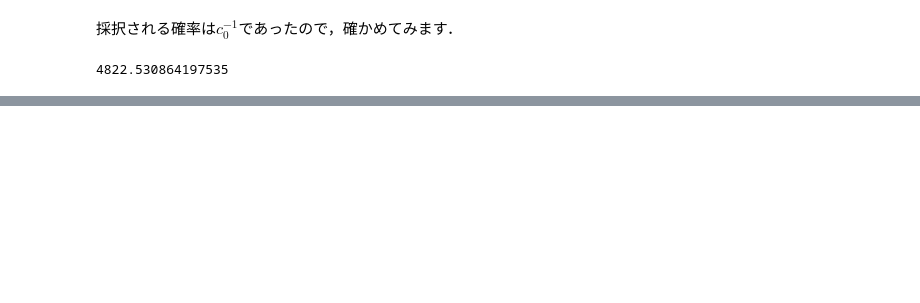
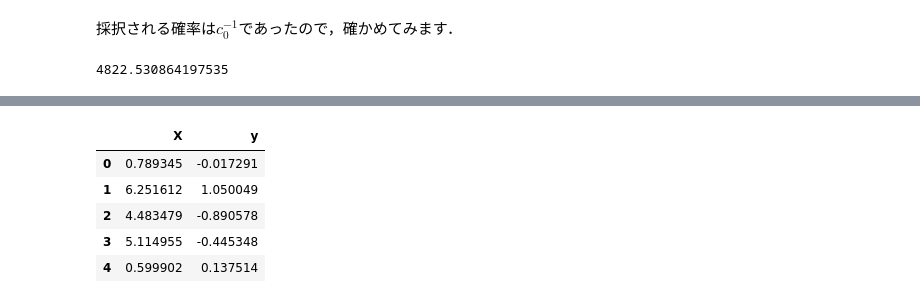
Before and after one commit to LABO-M/MachineLearningPhasesOfMatter, a Jupyter notebook: Bayes/Bayes_1.ipynb, the cells around one changed output, grey strips where cells are left out. Saved outputs shown, nothing was run; the diff lists cells and outputs as text; code cells hidden in the pictures; blank space fills up the shorter version.

```diff
--- a/Bayes/Bayes_1.ipynb
+++ b/Bayes/Bayes_1.ipynb
@@ -140,0 +215,14 @@ len(samples)
+# %%
+# DataFrame型に変換
+data = {'X': X, 'y': y}
+df = pd.DataFrame(data)
+# データシャッフル
+df = df.sample(frac=1).reset_index(drop=True)
+df.head()
+# %% [output]
+|  | X | y |
+| 0 | 0.789345 | -0.017291 |
+| 1 | 6.251612 | 1.050049 |
+| 2 | 4.483479 | -0.890578 |
+| 3 | 5.114955 | -0.445348 |
+| 4 | 0.599902 | 0.137514 |
```
Also changed, not shown: parts of 32 cells of this notebook, 1 other file.
